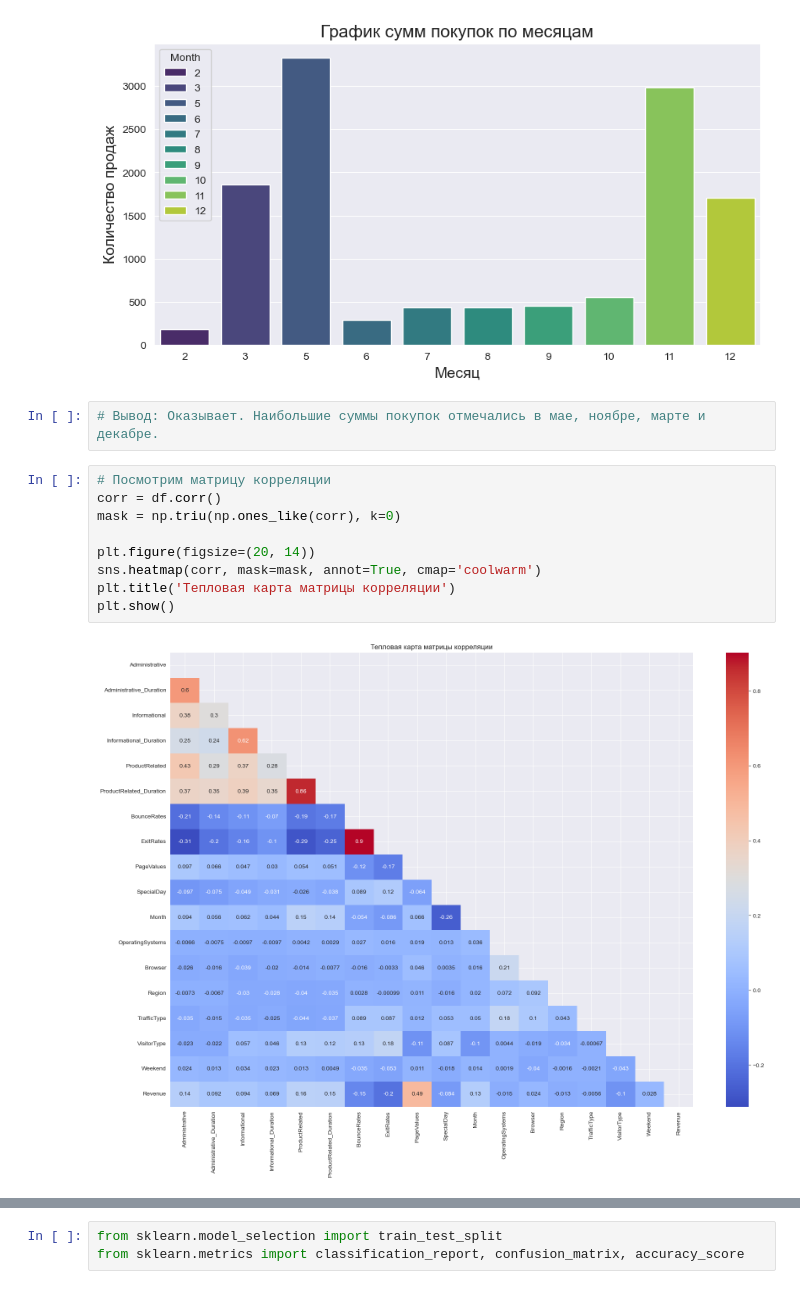
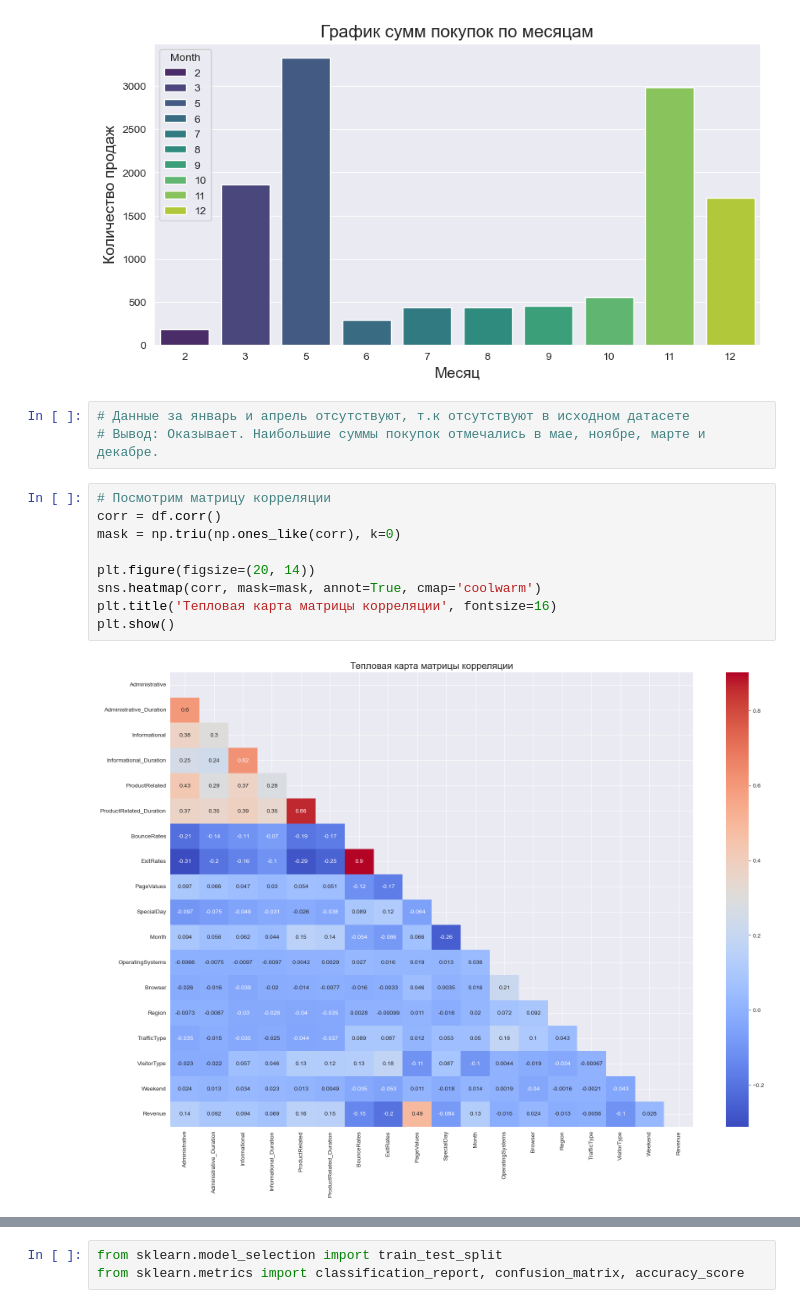
Before and after one commit to mr-Dmitri/BELHARD_DataScience_BaseLevel_DZ-4, a Jupyter notebook: DZ-4.ipynb, the cells around one changed output, grey strips where cells are left out. Drawn from its saved outputs; the diff is of its cells as text.

```diff
--- a/DZ-4.ipynb
+++ b/DZ-4.ipynb
@@ -208,15 +208,16 @@ plt.show()
 # %% [output]
 [figure]
 # %%
+# Данные за январь и апрель отсутствуют, т.к отсутствуют в исходном датасете
 # Вывод: Оказывает. Наибольшие суммы покупок отмечались в мае, ноябре, марте и декабре.
 # %%
 # Посмотрим матрицу корреляции
 corr = df.corr()
 mask = np.triu(np.ones_like(corr), k=0)
 
 plt.figure(figsize=(20, 14))
 sns.heatmap(corr, mask=mask, annot=True, cmap='coolwarm')
-plt.title('Тепловая карта матрицы корреляции')
+plt.title('Тепловая карта матрицы корреляции', fontsize=16)
 plt.show()
 # %% [output]
-[figure, old version]
+[figure, new version]
```
Also changed, not shown: parts of 22 cells of this notebook, 1 other file.
